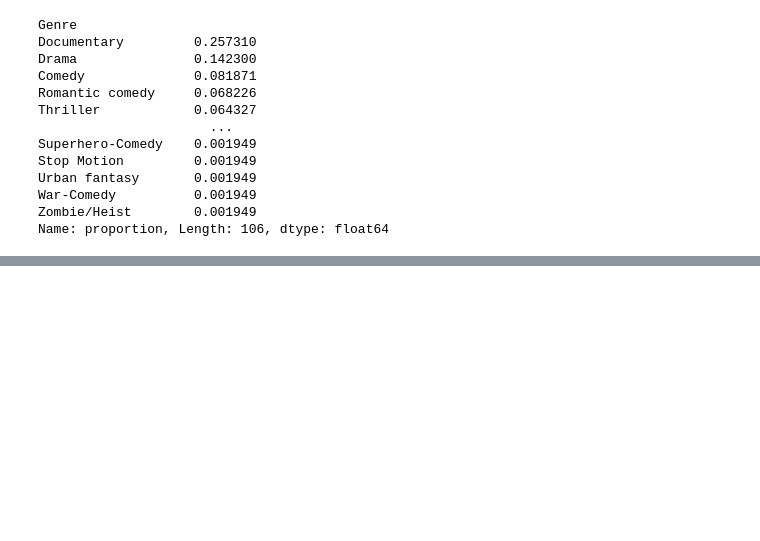
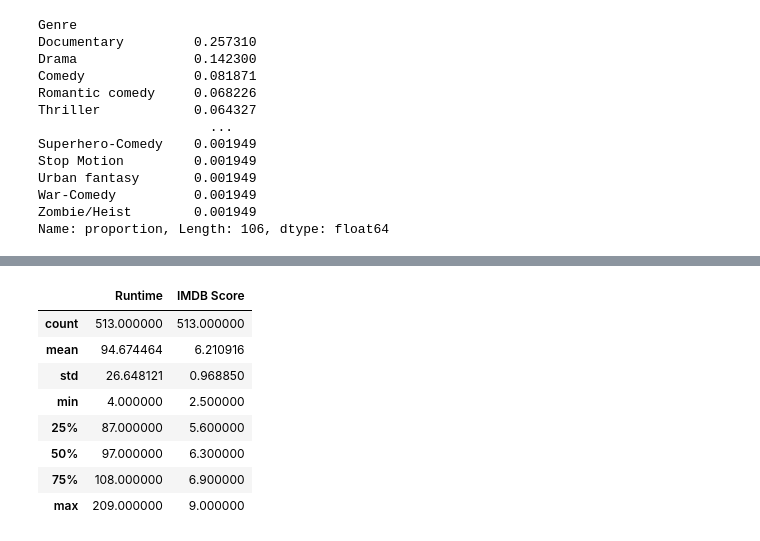
Before and after one commit to Rcm89/laboratorio-modulo2-leccion02-eda-union, a Jupyter notebook: laboratorio-modulo2-leccion02-eda-union.ipynb, the cells around one changed output, grey strips where cells are left out. Cells and saved outputs as stored; diff of their text form; code cells hidden in the pictures; blank space fills up the shorter version.

```diff
--- a/laboratorio-modulo2-leccion02-eda-union.ipynb
+++ b/laboratorio-modulo2-leccion02-eda-union.ipynb
@@ -372,0 +394,12 @@ Name: proportion, Length: 106, dtype: float64
+# %%
+df1_modificado.describe()
+# %% [output]
+|  | Runtime | IMDB Score |
+| count | 513.000000 | 513.000000 |
+| mean | 94.674464 | 6.210916 |
+| std | 26.648121 | 0.968850 |
+| min | 4.000000 | 2.500000 |
+| 25% | 87.000000 | 5.600000 |
+| 50% | 97.000000 | 6.300000 |
+| 75% | 108.000000 | 6.900000 |
+| max | 209.000000 | 9.000000 |
```
Also changed, not shown: parts of 12 cells of this notebook.
